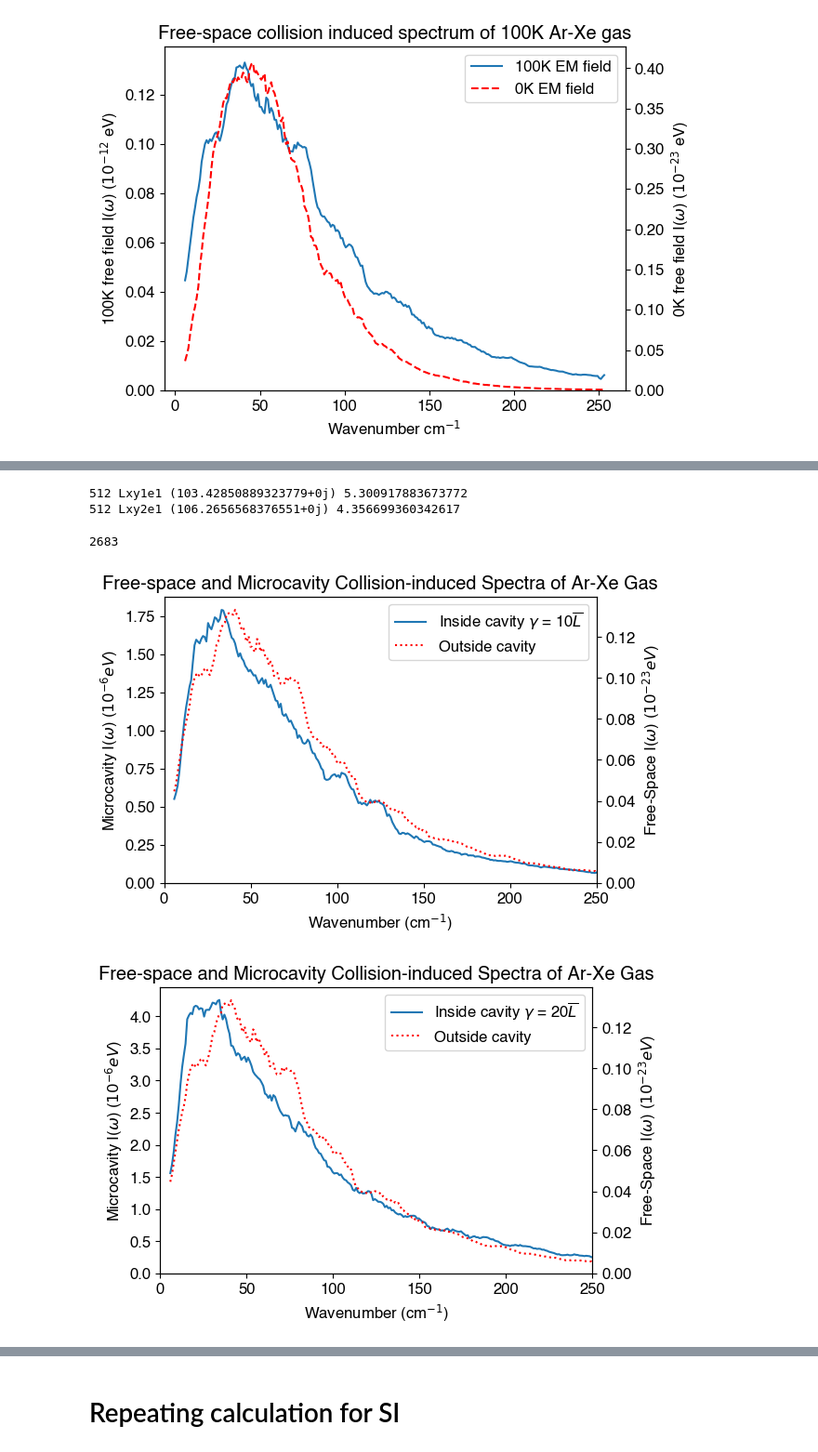
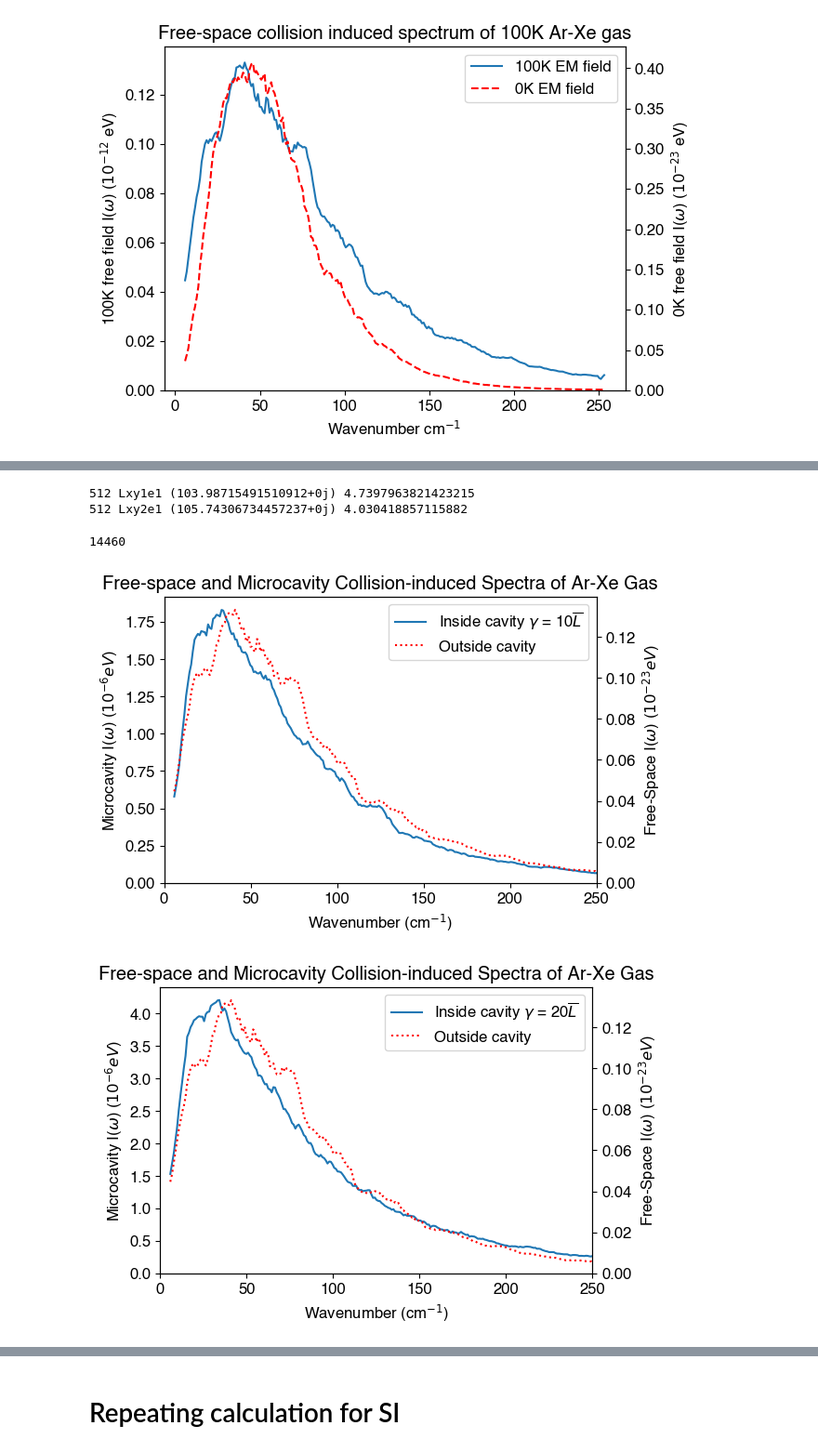
Before and after one commit to RibeiroGroup/Molecular-Dynamics-for-CIS, a Jupyter notebook: src/analyze_monte_carlo.ipynb, the cells around one changed output, grey strips where cells are left out. Shown at 93% size. Saved outputs shown, nothing was run; the diff lists cells and outputs as text; code cells hidden in the pictures.

Commit message:
plot

```diff
--- a/src/analyze_monte_carlo.ipynb
+++ b/src/analyze_monte_carlo.ipynb
@@ -466,7 +471,7 @@ foo = {
     '512':CAVITYFIELD_RESULT_512b_DICT,
     #'256':CAVITYFIELD_RESULT_256b_DICT,
 }
-limit = {'256':40, '512':20, '768':15}
+limit = {'256':40, '512':40, '768':15}
 colors = ['r', 'b', 'g']
 ct_label = {'Lxy1e1': "10", "Lxy2e1":"20"}
 
@@ -550,38 +555,38 @@ for f_, (no_collision, result_dict) in enumerate(foo.items()):
         ax[i].plot(
             [], [], label = "Outside cavity" ,
             linestyle = linestyle_list[2],color=colors[0]
         )
 
         ax[i].set_title(r"Free-space and Microcavity Collision-induced Spectra of Ar-Xe Gas")
 """
 ax[0].plot(
     [], [], label = "Outside cavity, rescale" ,
     linestyle = linestyle_list[2],color=colors[1]
 )
 """
 
 #ax[0].set_ylim(0, 1.9)
 #ax[1].set_ylim(0, 4.5)
 ax[0].set_xlabel(r'Wavenumber (cm$^{-1}$)')
 ax[1].set_xlabel(r'Wavenumber (cm$^{-1}$)')
 
 #ax[0].annotate(r'$\gamma = 10\bar{L}$',xy = (0.7,0.6), xycoords = 'axes fraction', fontsize = 'x-large')
 #ax[1].annotate(r'$\gamma = 20\bar{L}$',xy = (0.7,0.6), xycoords = 'axes fraction', fontsize = 'x-large')
 
 #ax[0].legend(loc='lower center', bbox_to_anchor=(0.5, 1.0), ncol=2)
 ax[0].legend()
 ax[1].legend()
 
 fig[0].savefig(fig_root + "boltzmann_cavity_spectrum.jpeg",dpi = 600,bbox_inches = 'tight')
 fig[1].savefig("figure/SI/boltzmann_cavity_spectrum_20L.jpeg",dpi = 600,bbox_inches = 'tight')
 
 gc.collect()
 # %% [output]
-512 Lxy1e1 (103.42850889323779+0j) 5.300917883673772
-512 Lxy2e1 (106.2656568376551+0j) 4.356699360342617
+512 Lxy1e1 (103.98715491510912+0j) 4.7397963821423215
+512 Lxy2e1 (105.74306734457237+0j) 4.030418857115882
-2683
+14460
-[figure, old version]
+[figure, new version]
-[figure, old version]
+[figure, new version]
 # %%
 directory_dict = categorizing_pickle(CAVITYFIELD_RESULT_512b_DICT['Lxy2e1'], '')
 path = directory_dict[4]
```
Also changed, not shown: parts of 4 cells of this notebook, 7 other files.
